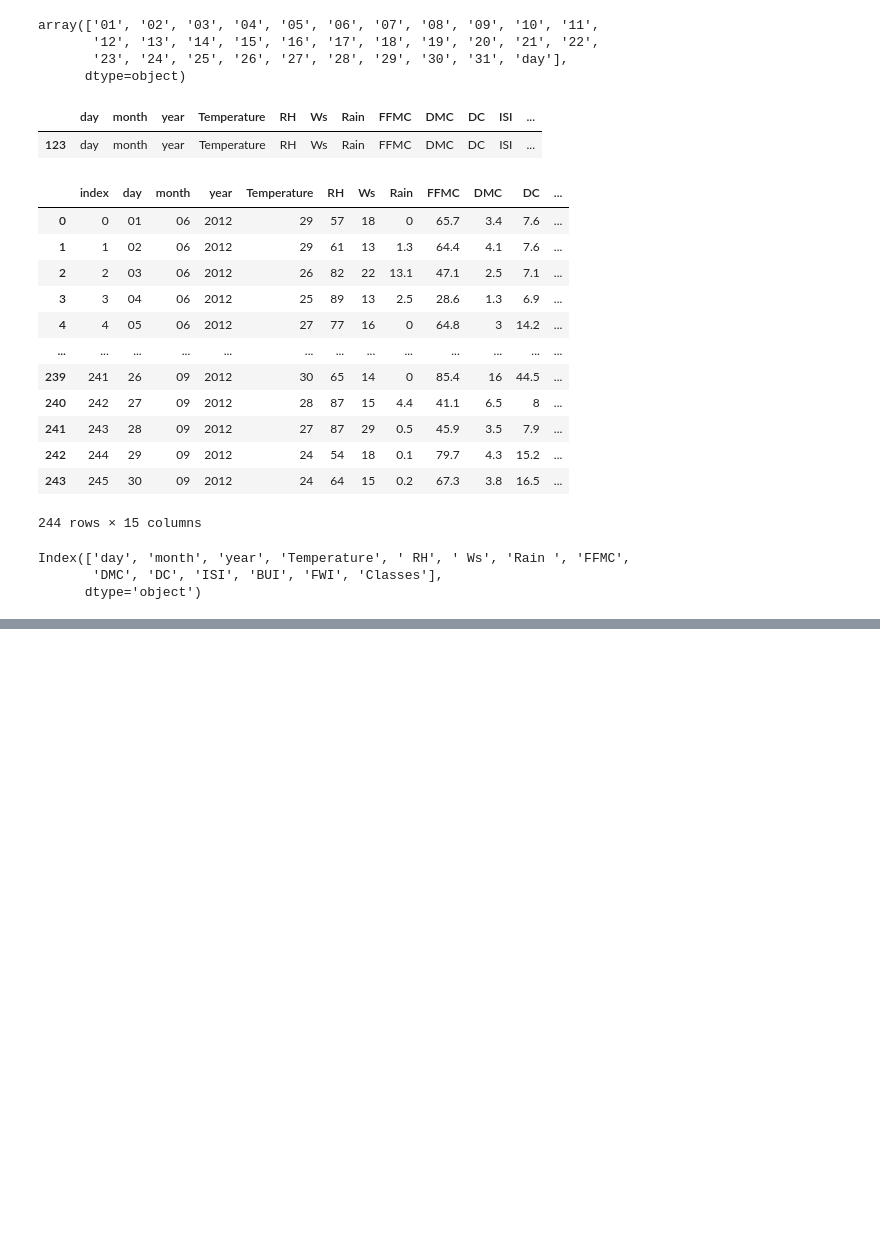
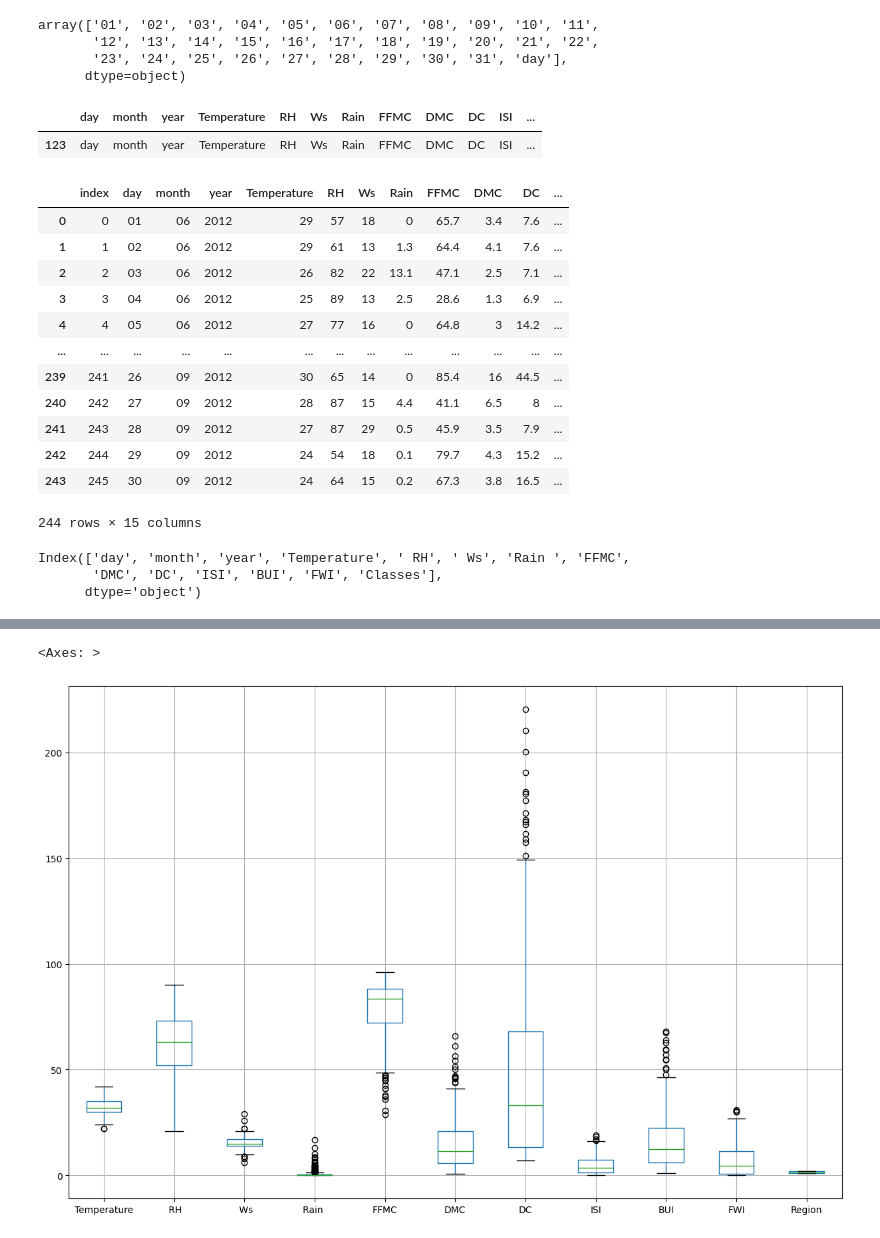
Before and after one commit to black-witch-018/Exploratory-Data-Analysis, a Jupyter notebook: Forest Fires/Forest Fires.ipynb, the cells around one changed output, grey strips where cells are left out. Saved outputs shown, nothing was run; the diff lists cells and outputs as text; code cells hidden in the pictures; blank space fills up the shorter version.

```diff
--- a/Forest Fires/Forest Fires.ipynb
+++ b/Forest Fires/Forest Fires.ipynb
@@ -169,0 +365,7 @@ df.to_csv('forest_fire_cleaned.csv', index=False)
+# %%
+## Checking Outliers
+plt.figure(figsize=(15,10))
+df1.drop(['day','month','year'],axis=1).boxplot()
+# %% [output]
+<Axes: >
+[figure, added]
```
Also changed, not shown: parts of 25 cells of this notebook, 1 other file.
